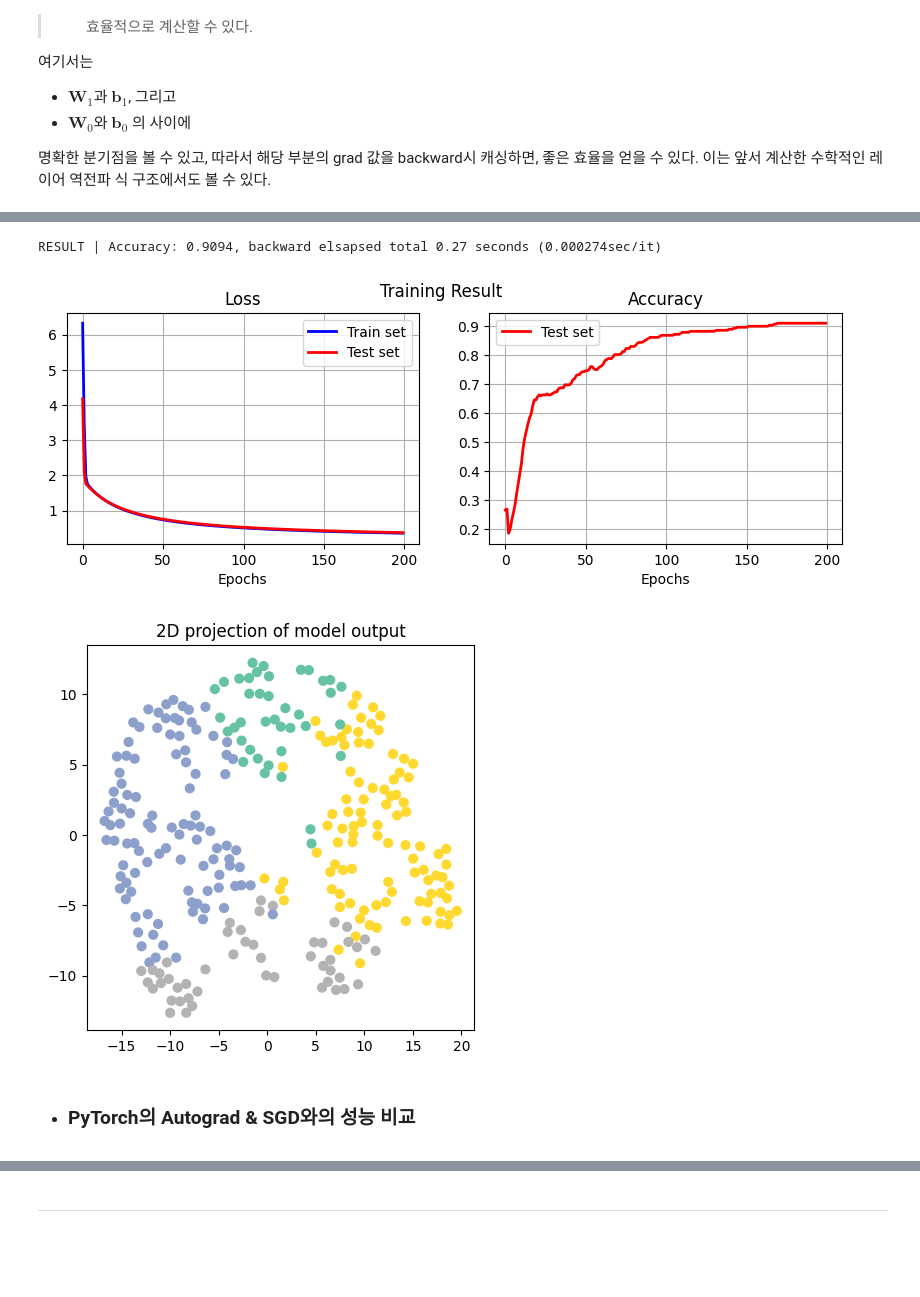
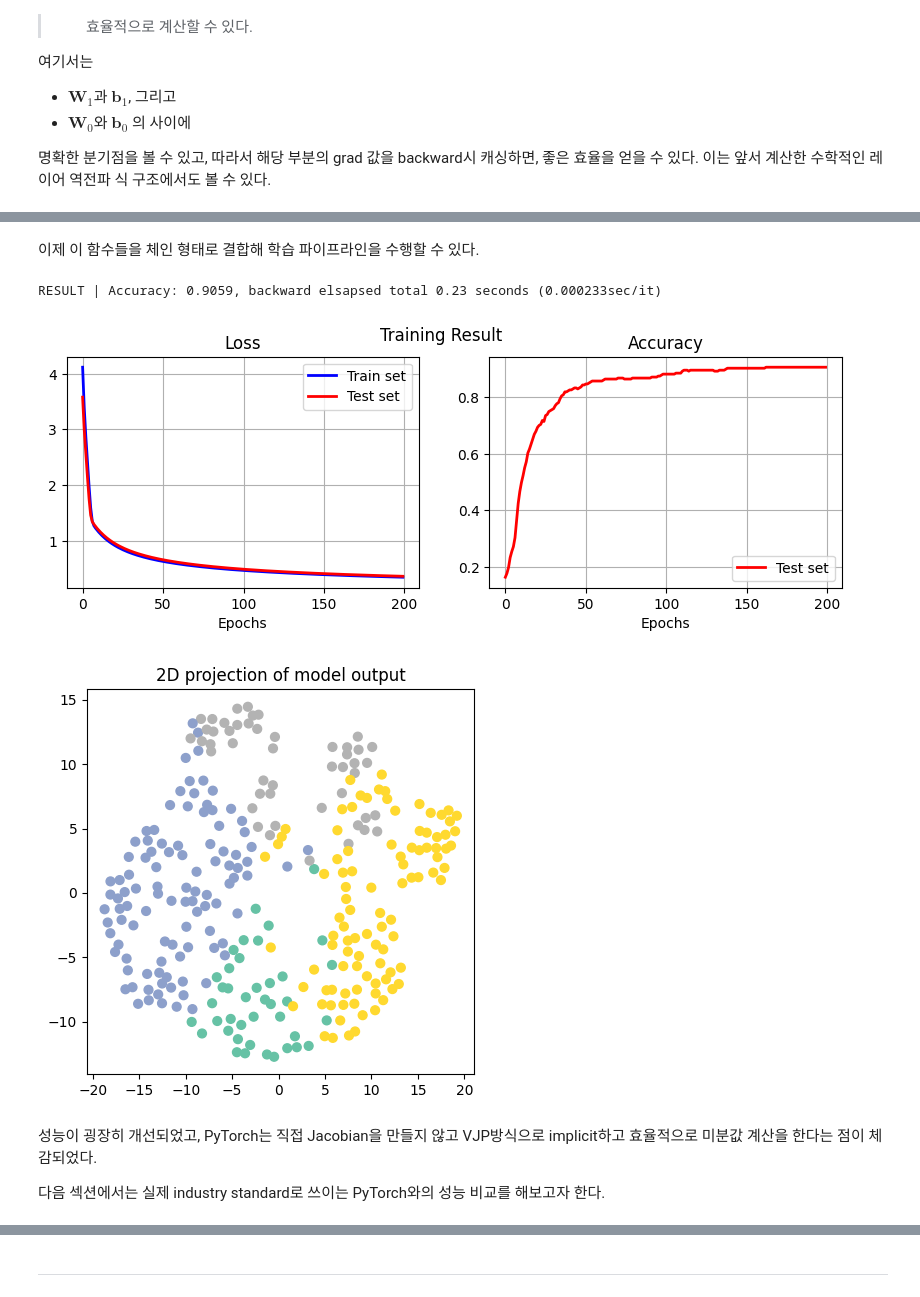
Before and after one commit to hkyoon94/autograd-from-scratch, a Jupyter notebook: autograd-from-scratch.ipynb, the cells around one changed output, grey strips where cells are left out. Drawn from its saved outputs; the diff is of its cells as text; code cells hidden in the pictures; blank space fills up the shorter version.

```diff
--- a/autograd-from-scratch.ipynb
+++ b/autograd-from-scratch.ipynb
@@ -327,23 +354,23 @@ for epoch in tqdm(range(num_epochs)):
 
         # contracting all Jacobi-tensors
         # left: contravariant / right: covariant dimensions
-        dL_dw1 = torch.einsum("bi, bijk -> jk", dL_dh1, dh1_dw1)
-        dL_db1 = torch.einsum("bi, bij -> j", dL_dh1, dh1_db1)
+        w1_grad = torch.einsum("bi, bijk -> jk", dL_dh1, dh1_dw1)
+        b1_grad = torch.einsum("bi, bij -> j", dL_dh1, dh1_db1)
         mid_grad = torch.einsum(
             "bi, bicj-> cj",
             torch.einsum("bi, bicj -> cj", dL_dh1, dh1_dx1),
             dL0_dh0,
         )
-        dL_dw0 = torch.einsum("bi, bijk -> jk", mid_grad, dh0_dw0)
-        dL_db0 = torch.einsum("bi, bij -> j", mid_grad, dh0_db0)
+        w0_grad = torch.einsum("bi, bijk -> jk", mid_grad, dh0_dw0)
+        b0_grad = torch.einsum("bi, bij -> j", mid_grad, dh0_db0)
 
         ft = time()
 
         # PARAMETER UPDATE
-        w1 = w1 - lr * dL_dw1
-        w0 = w0 - lr * dL_dw0
-        b1 = b1 - lr * dL_db1
-        b0 = b0 - lr * dL_db0
+        w1 = w1 - lr * w1_grad
+        w0 = w0 - lr * w0_grad
+        b1 = b1 - lr * b1_grad
+        b0 = b0 - lr * b0_grad
 
         loss_sum += loss.item() * len(x_train)
         backward_time += (ft - st)
@@ -396,14 +435,14 @@ visualize_results(train_loss, test_loss, test_acc, last_hiddens=h1_test, labels=
 `torchviz` 패키지를 사용해, 현재 사용중인 MLP 모델의 파라미터들이 어떠한 구조로 계산에 참여하여 최종적인 손실값을 도출하는지 연산 그래프(computational graph)로 확인할 수 있다.
 # %%
 # 가중치들을 requires_grad=True로 설정 후 forward (leaf tensor로 생성)
-w0, b0 = torch.randn(4, 32, requires_grad=True), torch.randn(32, requires_grad=True)
-w1, b1 = torch.randn(32, 4, requires_grad=True), torch.randn(4, requires_grad=True)
+w0, b0 = torch.randn(4, 8, requires_grad=True), torch.randn(8, requires_grad=True)
+w1, b1 = torch.randn(8, 4, requires_grad=True), torch.randn(4, requires_grad=True)
 
 # FORWARD PASS
 h0 = data_test.x.mm(w0) + b0
 x1 = h0.sigmoid()
 h1 = x1.mm(w1) + b1
-loss = torch.nn.CrossEntropyLoss().forward(h1, data_test.y_onehot)
+loss = criterion.forward(h1, data_test.y_onehot)
 
 # Loading the annotated computational graph
 draw_computational_graph(
@@ -476,6 +517,8 @@ def add_broadcast_backward(grad: T_, x: T_ | None = None) -> T_:
 
 def add_backward(grad: T_, x: T_ | None = None) -> T_:
     return grad
+# %% [markdown]
+이제 이 함수들을 체인 형태로 결합해 학습 파이프라인을 수행할 수 있다.
 # %%
 # hyper-parameters
 dim = 4
@@ -510,49 +553,51 @@ for epoch in tqdm(range(num_epochs)):
         st = time()
 
         # grad cache point 1
-        ce_grad = ce_mean_backward(y_train_onehot, h_hat, len(x_train))
-        dL_db1 = add_broadcast_backward(ce_grad, None)
-        dL_dw1 = mmul_right_backward(add_backward(ce_grad, None), x1)
+        ce_grad = ce_mean_backward(y_train_onehot, h_hat, len(x_train))  # (B, dim)
+        b1_grad = add_broadcast_backward(ce_grad, None)  # (dim)
+        w1_grad = mmul_right_backward(add_backward(ce_grad, None), x1)  # (hidden, dim)
 
         # grad cache point 2
-        mid_grad = sigmoid_backward(mmul_left_backward(add_backward(ce_grad, None), w1), h0)
-        dL_db0 = add_broadcast_backward(mid_grad, None)
-        dL_dw0 = mmul_right_backward(add_backward(mid_grad, None), x_train)
+        mid_grad = sigmoid_backward(mmul_left_backward(add_backward(ce_grad, None), w1), h0)  # (B, hidden)
+        b0_grad = add_broadcast_backward(mid_grad, None)  # (hidden)
+        w0_grad = mmul_right_backward(add_backward(mid_grad, None), x_train)  # (dim, hidden)
 
         ft = time()
 
         # PARAMETER UPDATE
-        w1 = w1 - lr * dL_dw1
-        w0 = w0 - lr * dL_dw0
-        b1 = b1 - lr * dL_db1
-        b0 = b0 - lr * dL_db0
+        w1 = w1 - lr * w1_grad
+        w0 = w0 - lr * w0_grad
+        b1 = b1 - lr * b1_grad
+        b0 = b0 - lr * b0_grad
 
         loss_sum += loss * len(x_train)
         backward_time += (ft - st)
 
     train_loss.append(loss_sum / data_train.num_samples)
 
     # EVALUATING
     h0_test = data_test.x.mm(w0) + b0
     x1_test = h0_test.sigmoid()
     h1_test = x1_test.mm(w1) + b1
     test_loss.append(criterion.forward(h1_test, data_test.y_onehot))
 
     # computing accuracy
     pred_test = h1_test.softmax(dim=-1).argmax(dim=-1)
     test_correct = pred_test == data_test.y
     test_acc.append(test_correct.sum() / data_test.num_samples)
 
 print(
     f"RESULT | Accuracy: {test_acc[-1]:.4f}, "
     f"backward elsapsed total {backward_time:.2f} seconds "
     f"({backward_time / (step * num_epochs):.6f}sec/it)"
 )
 
 visualize_results(train_loss, test_loss, test_acc, last_hiddens=h1_test, labels=data_test.y)
 # %% [output]
-RESULT | Accuracy: 0.9094, backward elsapsed total 0.27 seconds (0.000274sec/it)
+RESULT | Accuracy: 0.9059, backward elsapsed total 0.23 seconds (0.000233sec/it)
-[figure, old version]
+[figure, new version]
-[figure, old version]
+[figure, new version]
-# %% [markdown]
-- ### PyTorch의 Autograd & SGD와의 성능 비교
+# %% [markdown]
+성능이 굉장히 개선되었고, PyTorch는 직접 Jacobian을 만들지 않고 VJP방식으로 implicit하고 효율적으로 미분값 계산을 한다는 점이 체감되었다.
+
+다음 섹션에서는 실제 industry standard로 쓰이는 PyTorch와의 성능 비교를 해보고자 한다.
```
Also changed, not shown: parts of 27 cells of this notebook, 3 other files.
